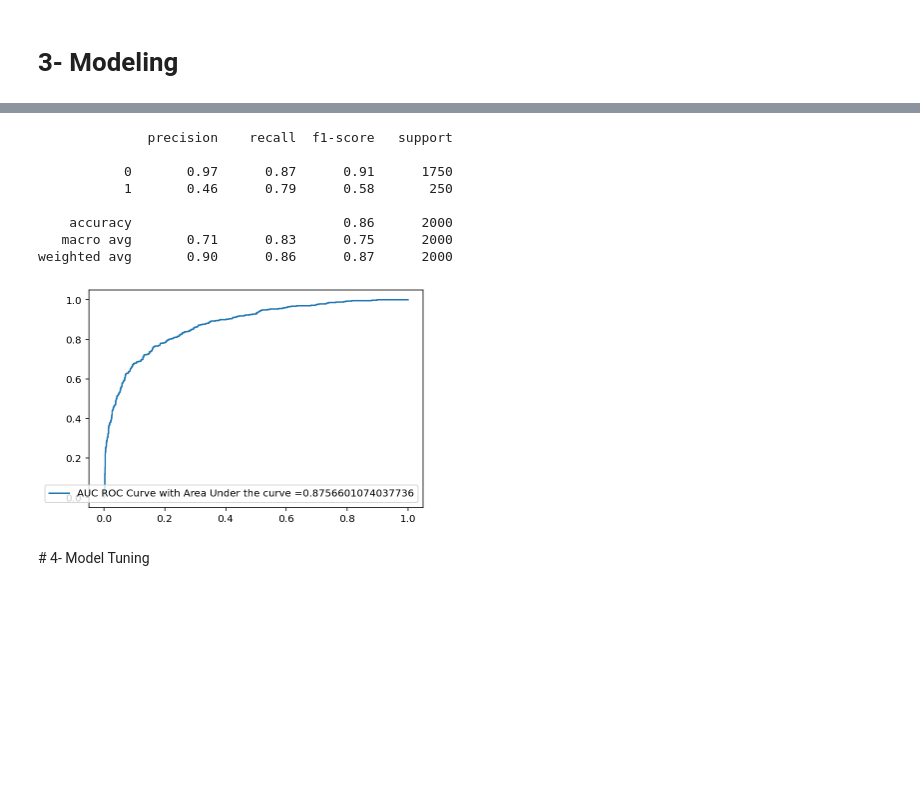
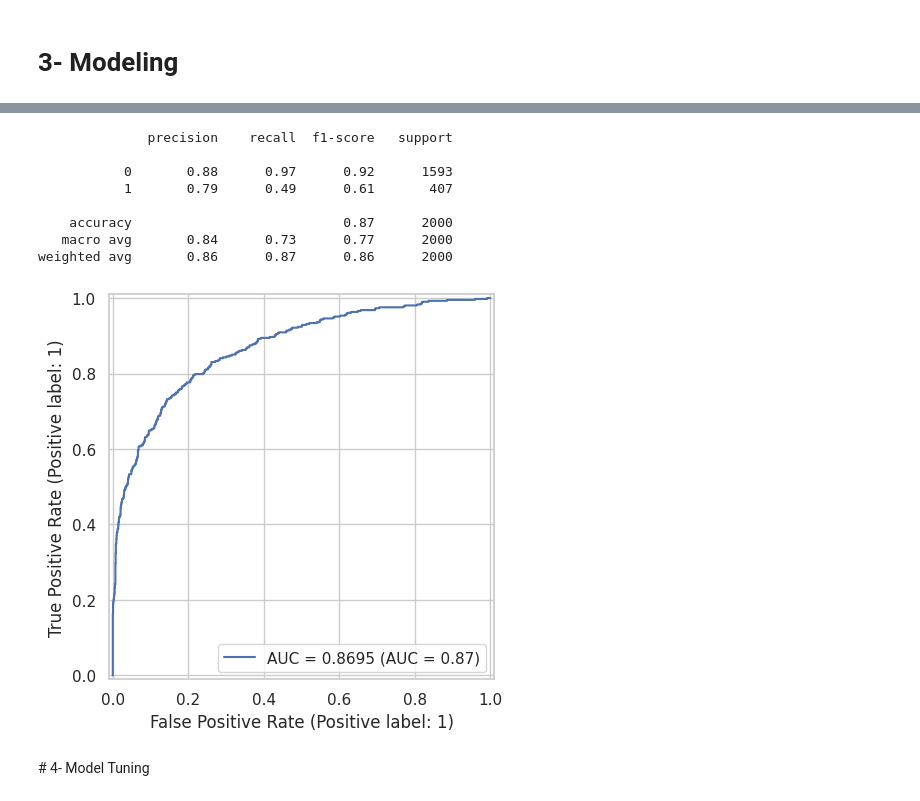
Before and after one commit to aditya-singh004/Customer-Churn-Predicton-, a Jupyter notebook: churn_prediction_using_machine_learning.ipynb, the cells around one changed output, grey strips where cells are left out. Cells and saved outputs as stored; diff of their text form; code cells hidden in the pictures; blank space fills up the shorter version.

```diff
--- a/churn_prediction_using_machine_learning.ipynb
+++ b/churn_prediction_using_machine_learning.ipynb
@@ -586,0 +638,11 @@ df = pd.get_dummies(df, columns =list, drop_first = True)
+# %%
+# Modern One-Hot Encoding
+encoding_cols = ["Gender", "Geography"]
+# Check if the columns still exist before attempting to encode them
+cols_to_encode_now = [col for col in encoding_cols if col in df.columns]
+
+if cols_to_encode_now:
+    df = pd.get_dummies(df, columns=cols_to_encode_now, drop_first=True, dtype="int8")
+    print(f"Successfully applied one-hot encoding for: {cols_to_encode_now}")
+else:
+    print(f"Columns {encoding_cols} were already one-hot encoded or do not exist in the DataFrame.")
@@ -598,4 +661,4 @@ df.head()
 # Scalling
 # %%
 # Removing variables that will not affect the dependent variable
-df = df.drop(["CustomerId","Surname"], axis = 1)
+df = df.drop(columns=["CustomerId", "Surname"], errors="ignore")
@@ -625,9 +673,14 @@ def robust_scaler(variable):
 # %%
-new_cols_ohe = ["Gender_Male","Geography_Germany","Geography_Spain"]
-like_num = [col for col in df.columns if df[col].dtypes != 'O' and len(df[col].value_counts()) <= 10]
-cols_need_scale = [col for col in df.columns if col not in new_cols_ohe
-                   and col not in "Exited"
-                   and col not in like_num]
+# Modern Scaling with RobustScaler
+new_cols_ohe = [col for col in df.columns if col.startswith(("Gender_", "Geography_"))]
+like_num = [col for col in df.columns if df[col].dtype != "object" and df[col].nunique() <= 11]
 
-for col in cols_need_scale:
-    df[col] = robust_scaler(df[col])
+cols_need_scale = [
+    col for col in df.columns
+    if col not in new_cols_ohe
+    and col != "Exited"
+    and col not in like_num
+]
+
+scaler = RobustScaler()
+df.loc[:, cols_need_scale] = scaler.fit_transform(df[cols_need_scale])
@@ -696,28 +754,26 @@ False Negative:  53
 # %%
 # Classification Report for XGB Model
-print(classification_report(model_GB.predict(X_test),y_test))
+y_pred = model_GB.predict(X_test)
+print(classification_report(y_test, y_pred))
 # %% [output]
               precision    recall  f1-score   support
 
-           0       0.97      0.87      0.91      1750
-           1       0.46      0.79      0.58       250
+           0       0.88      0.97      0.92      1593
+           1       0.79      0.49      0.61       407
 
-    accuracy                           0.86      2000
-   macro avg       0.71      0.83      0.75      2000
-weighted avg       0.90      0.86      0.87      2000
+    accuracy                           0.87      2000
+   macro avg       0.84      0.73      0.77      2000
+weighted avg       0.86      0.87      0.86      2000
 # %%
 # Auc Roc Curve
-def generate_auc_roc_curve(clf, X_test):
+def generate_auc_roc_curve(clf, X_test, y_test):
     y_pred_proba = clf.predict_proba(X_test)[:, 1]
-    fpr, tpr, thresholds = roc_curve(y_test,  y_pred_proba)
     auc = roc_auc_score(y_test, y_pred_proba)
-    plt.plot(fpr,tpr,label="AUC ROC Curve with Area Under the curve ="+str(auc))
-    plt.legend(loc=4)
+    RocCurveDisplay.from_predictions(y_test, y_pred_proba, name=f"AUC = {auc:.4f}")
     plt.show()
-    pass
 # %%
-generate_auc_roc_curve(model_GB, X_test)
+generate_auc_roc_curve(model_GB, X_test, y_test)
 # %% [output]
-[figure, old version]
+[figure, new version]
 # %% [markdown]
 # 4- Model Tuning
```
Also changed, not shown: parts of 69 cells of this notebook.
